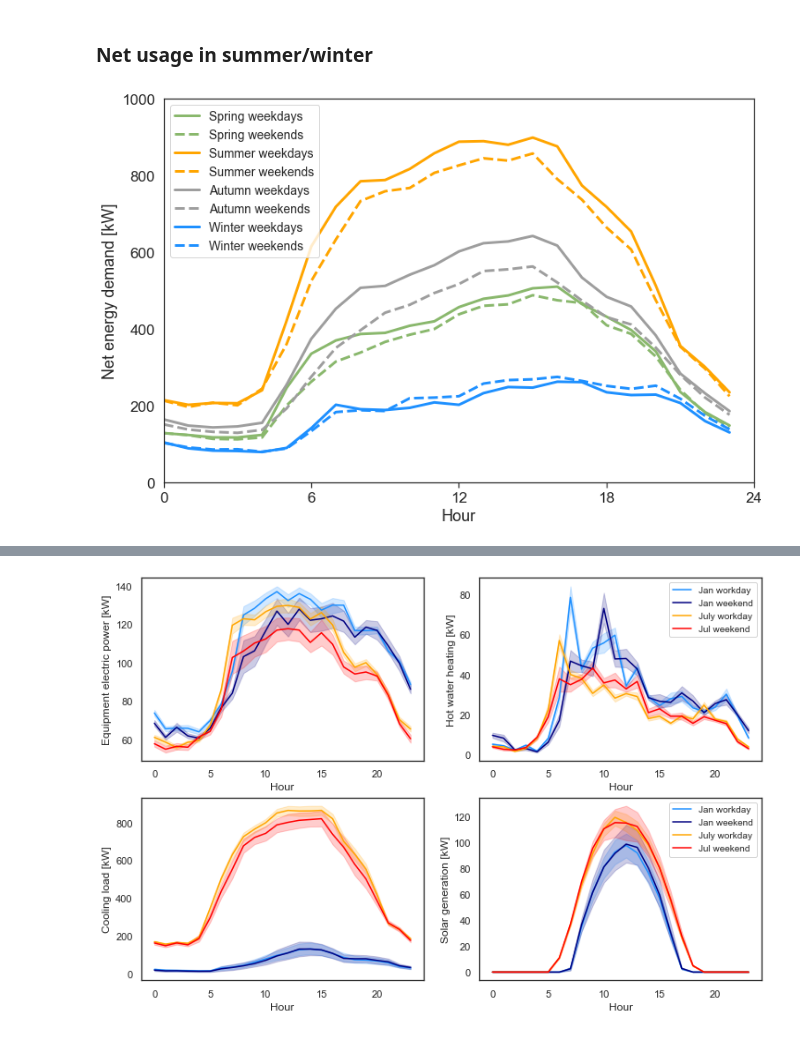
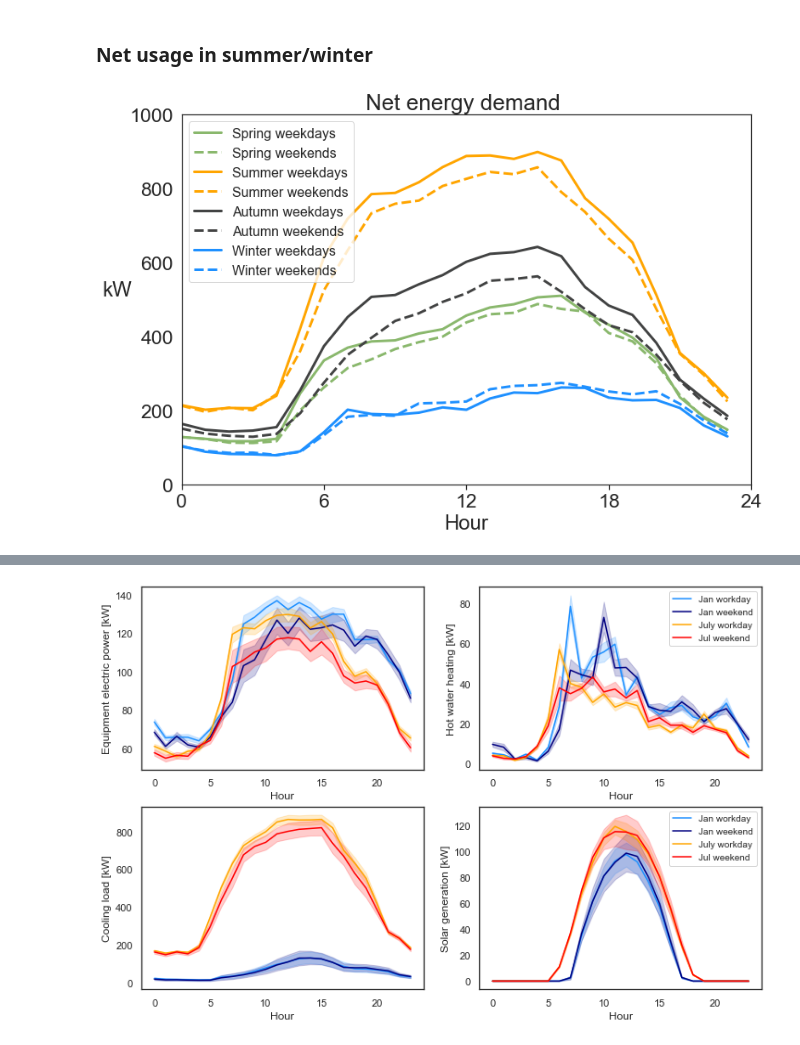
Before and after one commit to erickCantu/TheGreenCitySolutionsGroup, a Jupyter notebook: notebooks/EDA_data_visualization.ipynb, the cells around one changed output, grey strips where cells are left out. Saved outputs shown, nothing was run; the diff lists cells and outputs as text; code cells hidden in the pictures.

```diff
--- a/notebooks/EDA_data_visualization.ipynb
+++ b/notebooks/EDA_data_visualization.ipynb
@@ -45,6 +45,10 @@ df['month'] = df.index.month
 
 # Add year column
 df['year'] = df.index.year
+
+# Creating lag variables
+for i in range(24):
+    df['net_load_kW_lag'+str(i+1)] = df['net_load_kW'].shift(i+1)
 # %%
 # Group by workdays in Jan and Jul
 df_workday_jan = df[(df.index.month == 1) & (df.workday == True)]
@@ -367,40 +525,42 @@ fig.savefig('assets/netusage_building_'+str(building_nr)+'.png')
 # %% [markdown]
 ### Net usage  in summer/winter
 # %%
+sns.set(font="Verdana")
+sns.set_style("white")
+
 ci = None
-fontsize=18
+fontsize=24
 xticks = [0, 6, 12, 18, 24]
 xlim = (0, 24)
 ylim = (0, 1000)
-
-sns.set(font="Arial")
-sns.set_style("white")
-plt.rcParams.update({'font.family':'Arial'})
 fig, ax = plt.subplots(figsize=(12,8))
 col = "net_load_kW"
 
 sns.lineplot(data=df_weekday_spr, y=col, x='hour', color='#8AB86D', linewidth=3, ci=ci, label="Spring weekdays")
 sns.lineplot(data=df_weekend_spr, y=col, x='hour', color='#8AB86D', linewidth=3, linestyle='--', ci=ci, label="Spring weekends")
 
 sns.lineplot(data=df_weekday_sum, y=col, x='hour', color='orange', linewidth=3, ci=ci, label="Summer weekdays")
 sns.lineplot(data=df_weekend_sum, y=col, x='hour', color='orange', linewidth=3, linestyle='--', ci=ci, label="Summer weekends")
 
-sns.lineplot(data=df_weekday_aut, y=col, x='hour', color='#9e9e9e', linewidth=3, ci=ci, label="Autumn weekdays")
-sns.lineplot(data=df_weekend_aut, y=col, x='hour', color='#9e9e9e', linewidth=3, linestyle='--', ci=ci, label="Autumn weekends")
+sns.lineplot(data=df_weekday_aut, y=col, x='hour', color='#424343', linewidth=3, ci=ci, label="Autumn weekdays")
+sns.lineplot(data=df_weekend_aut, y=col, x='hour', color='#424343', linewidth=3, linestyle='--', ci=ci, label="Autumn weekends")
+
 
 sns.lineplot(data=df_weekday_win, y=col, x='hour', color='dodgerblue', linewidth=3, ci=ci, label="Winter weekdays")
 sns.lineplot(data=df_weekend_win, y=col, x='hour', color='dodgerblue', linewidth=3, linestyle='--', ci=ci, label="Winter weekends")
 
+plt.rcParams.update({'font.family':'Arial'})
 
 plt.xlim(xlim)
 plt.ylim(ylim)
-plt.ylabel('Net energy demand [kW]', fontsize=fontsize)
+plt.ylabel('kW', fontsize=fontsize, rotation=0, labelpad=15)
 plt.xlabel('Hour', fontsize=fontsize)
+plt.title('Net energy demand ', fontsize=fontsize+2)
 plt.xticks(xticks, fontsize=fontsize-1)
 plt.tick_params(axis='x', which='major', bottom=True)
 plt.yticks(fontsize=fontsize-1)
-plt.legend(loc='upper left', fontsize=fontsize-4)
+plt.legend(loc='upper left', fontsize=fontsize-8)
 plt.show()
 #fig.savefig('assets/netusage_seasons.png')
 # %% [output]
-[figure, old version]
+[figure, new version]
```
Also changed, not shown: parts of 13 cells of this notebook, 2 other files.
